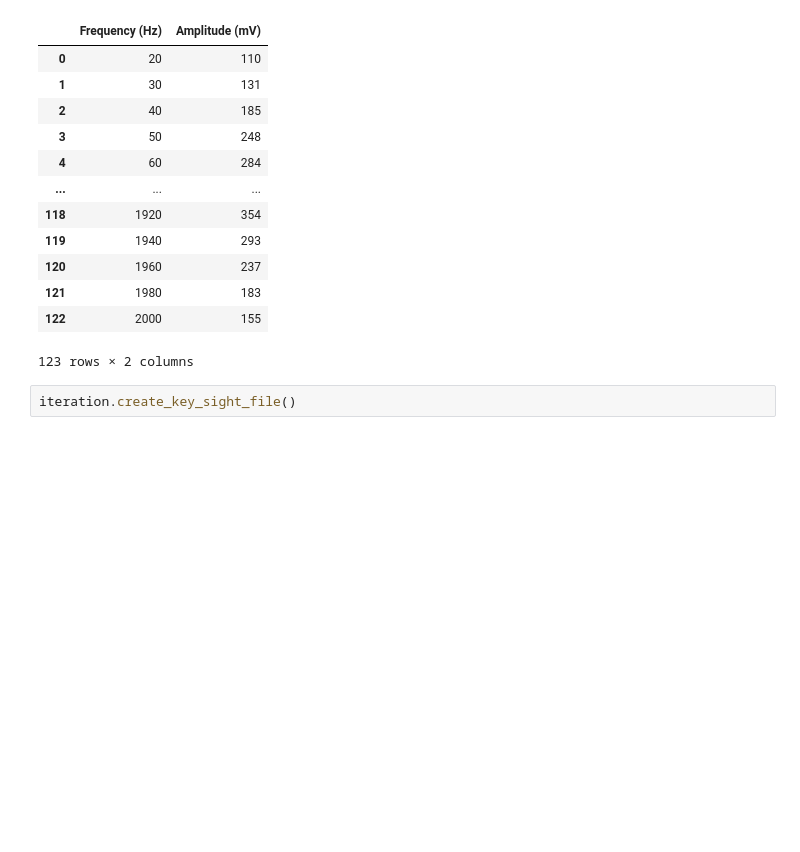
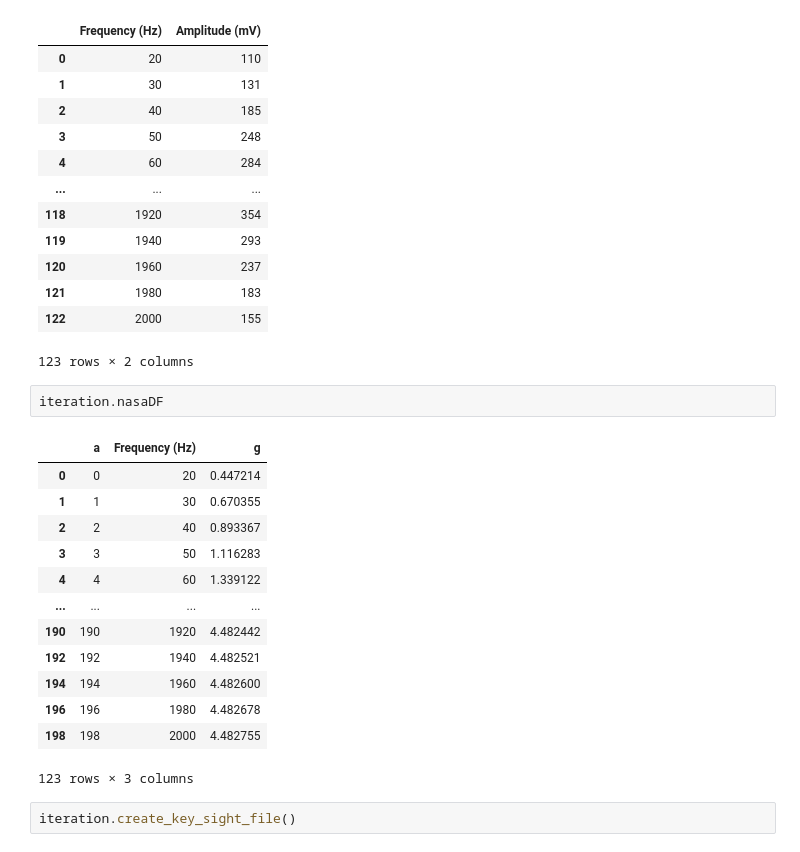
Before and after one commit to nyuad-astroparticle/vibration_testing, a Jupyter notebook: test.ipynb, the cells around one changed output. Drawn from its saved outputs; the diff is of its cells as text; blank space fills up the shorter version.

```diff
--- a/test.ipynb
+++ b/test.ipynb
@@ -53,5 +53,21 @@ iteration.correct_amplitudes()
 | 121 | 1980 | 183 |
 | 122 | 2000 | 155 |
 123 rows × 2 columns
+# %%
+iteration.nasaDF
+# %% [output]
+|  | a | Frequency (Hz) | g |
+| 0 | 0 | 20 | 0.447214 |
+| 1 | 1 | 30 | 0.670355 |
+| 2 | 2 | 40 | 0.893367 |
+| 3 | 3 | 50 | 1.116283 |
+| 4 | 4 | 60 | 1.339122 |
+| ... | ... | ... | ... |
+| 190 | 190 | 1920 | 4.482442 |
+| 192 | 192 | 1940 | 4.482521 |
+| 194 | 194 | 1960 | 4.482600 |
+| 196 | 196 | 1980 | 4.482678 |
+| 198 | 198 | 2000 | 4.482755 |
+123 rows × 3 columns
 # %%
 iteration.create_key_sight_file()
```
Also changed, not shown: 1 other file.
